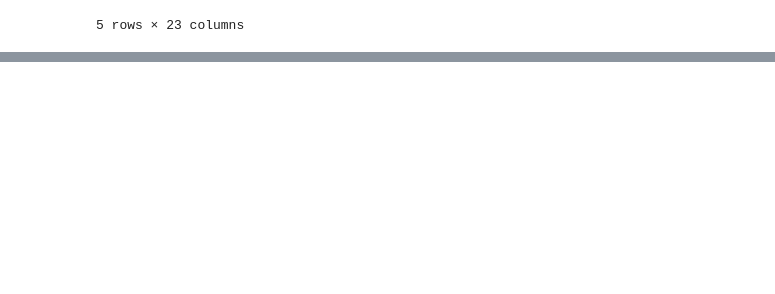
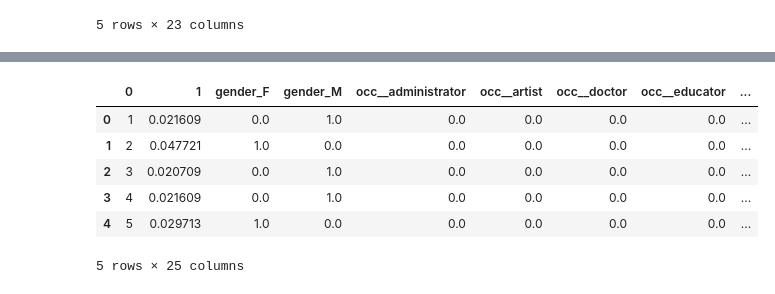
Before and after one commit to wangzining/Recommendation-System, a Jupyter notebook: knn-100k.ipynb, the cells around one changed output, grey strips where cells are left out. Saved outputs shown, nothing was run; the diff lists cells and outputs as text; code cells hidden in the pictures; blank space fills up the shorter version.

```diff
--- a/knn-100k.ipynb
+++ b/knn-100k.ipynb
@@ -423,0 +385,24 @@ knn.predict(yjy.reshape(1,-1))
+# %%
+from sklearn.preprocessing import normalize
+# userdf[0]-=1
+# print min(userdf[2]),max(userdf[2])
+# userdf[2] = (userdf[2]-min(userdf[2]))/(max(userdf[2])-min(userdf[2]))
+# age=[1,18,25,35,45,50,56]
+# categories=[1,2,3,4,5,6,7]
+# age_dict = dict(zip(age,categories))
+# userdf[2] = map(lambda x:age_dict[x],userdf[2])
+userdf[1]=normalize(userdf[1])[0]
+# userdf = pd.concat([userdf,pd.get_dummies(userdf[2],prefix='age')],axis=1)
+# userdf = userdf.drop(2,axis=1)
+# userdf[4] = userdf[4].str[:1]
+# print userdf[4]
+# userdf = pd.concat([userdf,pd.get_dummies(userdf[2],prefix='age')],axis=1)
+# userdf = userdf.drop(2,axis=1)
+userdf = pd.concat([userdf,pd.get_dummies(userdf[2],prefix='gender')],axis=1)
+userdf = userdf.drop(2,axis=1)
+userdf = pd.concat([userdf,pd.get_dummies(userdf[3],prefix='occ_')],axis=1)
+userdf = userdf.drop(3,axis=1)
+# userdf = pd.concat([userdf,pd.get_dummies(userdf[4],prefix='zip_code')],axis=1)
+userdf = userdf.drop(4,axis=1)
+print userdf.head()
+print userdf.shape
@@ -423,0 +427,10 @@ knn.predict(yjy.reshape(1,-1))
+# %%
+userdf.head()
+# %% [output]
+|  | 0 | 1 | gender_F | gender_M | occ__administrator | occ__artist | occ__doctor | occ__educator | ... |
+| 0 | 1 | 0.021609 | 0.0 | 1.0 | 0.0 | 0.0 | 0.0 | 0.0 | ... |
+| 1 | 2 | 0.047721 | 1.0 | 0.0 | 0.0 | 0.0 | 0.0 | 0.0 | ... |
+| 2 | 3 | 0.020709 | 0.0 | 1.0 | 0.0 | 0.0 | 0.0 | 0.0 | ... |
+| 3 | 4 | 0.021609 | 0.0 | 1.0 | 0.0 | 0.0 | 0.0 | 0.0 | ... |
+| 4 | 5 | 0.029713 | 1.0 | 0.0 | 0.0 | 0.0 | 0.0 | 0.0 | ... |
+5 rows × 25 columns
```
Also changed, not shown: parts of 59 cells of this notebook.
